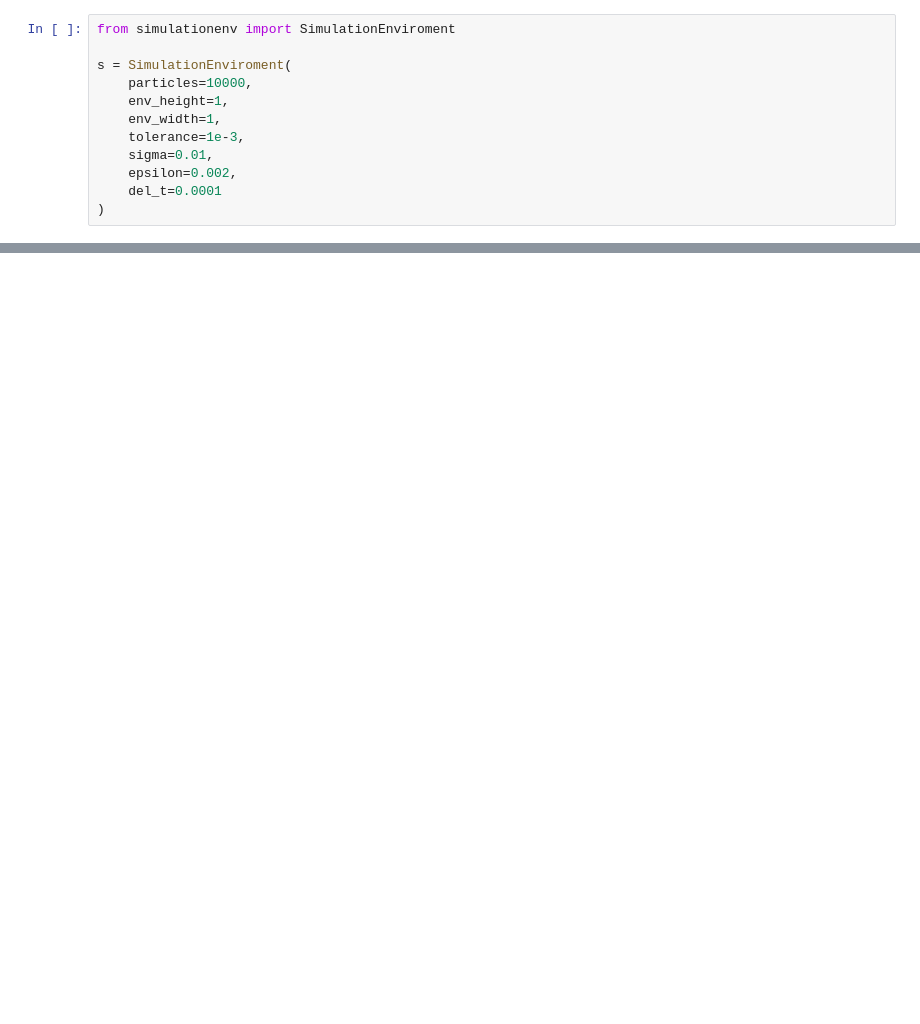
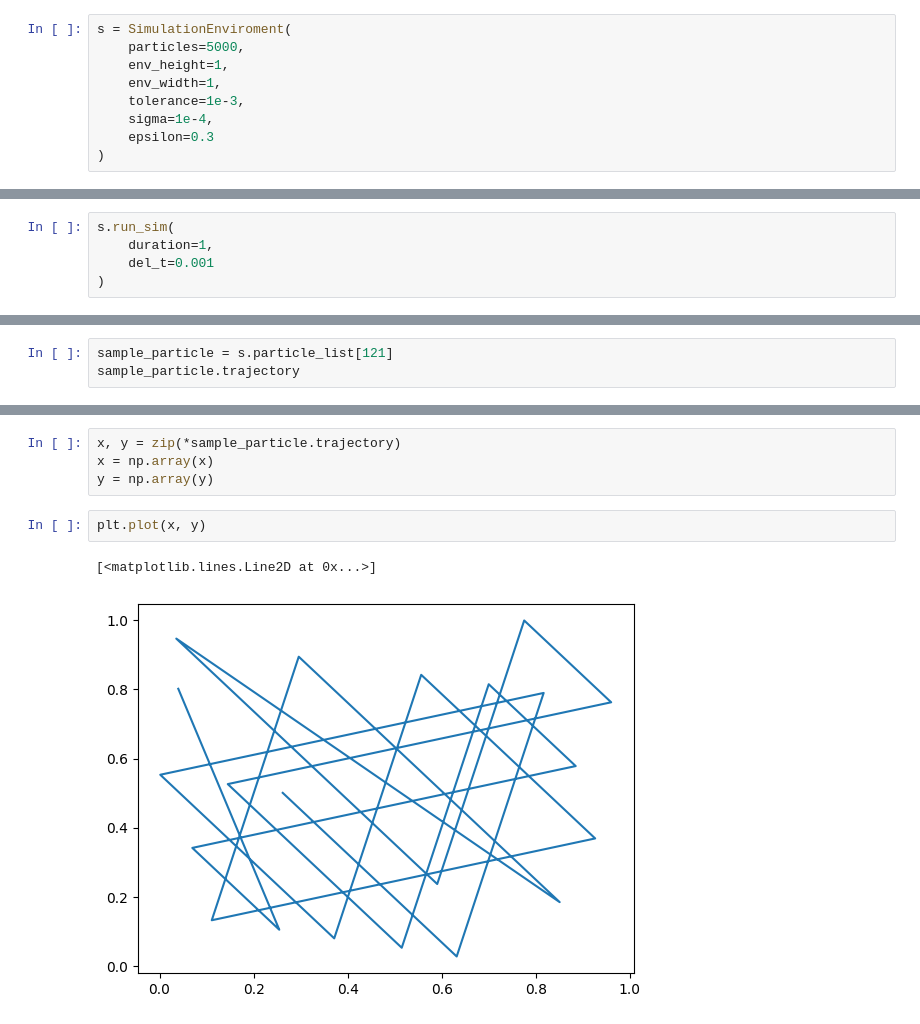
Before and after one commit to tcooley01/AERO729, a Jupyter notebook: ProjectFiles/AERO729_project/scratchwork.ipynb, the cells around one changed output, grey strips where cells are left out. Saved outputs shown, nothing was run; the diff lists cells and outputs as text; blank space fills up the shorter version.

Commit message:
works up to issues with the sigma and overlap

```diff
--- a/ProjectFiles/AERO729_project/scratchwork.ipynb
+++ b/ProjectFiles/AERO729_project/scratchwork.ipynb
@@ -51,12 +6,9 @@ p = Particle(
 # %%
-from simulationenv import SimulationEnviroment
-
 s = SimulationEnviroment(
-    particles=10000,
+    particles=5000,
     env_height=1,
     env_width=1,
     tolerance=1e-3,
-    sigma=0.01,
-    epsilon=0.002,
-    del_t=0.0001
+    sigma=1e-4,
+    epsilon=0.3
 )
@@ -70,0 +15,5 @@ s.sub_width
+# %%
+s.run_sim(
+    duration=1,
+    del_t=0.001
+)
@@ -70,0 +22,3 @@ s.sub_width
+# %%
+sample_particle = s.particle_list[121]
+sample_particle.trajectory
@@ -70,0 +43,9 @@ s.sub_width
+# %%
+x, y = zip(*sample_particle.trajectory)
+x = np.array(x)
+y = np.array(y)
+# %%
+plt.plot(x, y)
+# %% [output]
+[<matplotlib.lines.Line2D at 0x...>]
+[figure, added]
```
Also changed, not shown: parts of 13 cells of this notebook, 2 other files.
